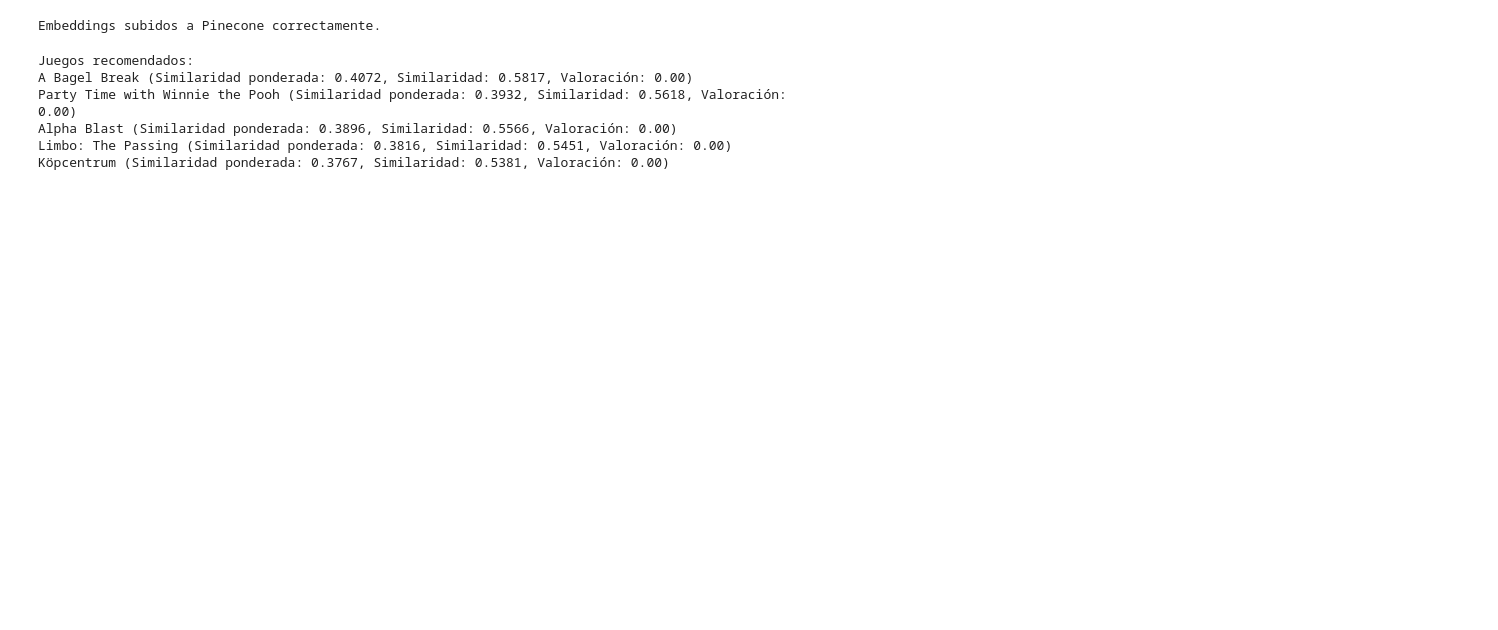
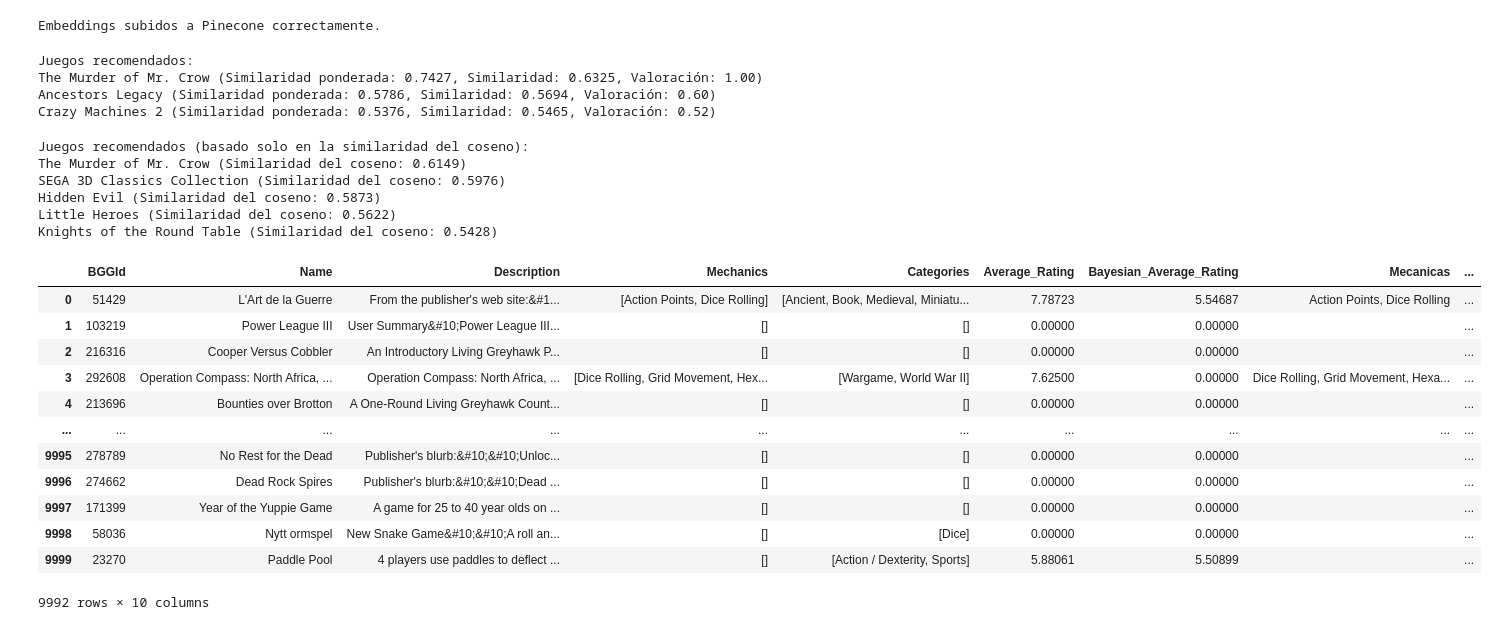
Before and after one commit to LOA395/GameMatcher, a Jupyter notebook: recommender/recommender copy.ipynb, the cells around one changed output. Drawn from its saved outputs; the diff is of its cells as text; code cells hidden in the pictures; blank space fills up the shorter version.

```diff
--- a/recommender/recommender copy.ipynb
+++ b/recommender/recommender copy.ipynb
@@ -100,3 +100,10 @@ def preprocesar_descripcion(texto):
 [nltk_data] Downloading package wordnet to C:\Users\Laura
 [nltk_data]     Ortiz\AppData\Roaming\nltk_data...
 [nltk_data]   Package wordnet is already up-to-date!
+# %%
+# Convertir cadenas de texto que parecen listas a listas reales
+df_descripciones['Mechanics'] = df_descripciones['Mechanics'].apply(lambda x: ast.literal_eval(x) if isinstance(x, str) else x)
+df_descripciones['Categories'] = df_descripciones['Categories'].apply(lambda x: ast.literal_eval(x) if isinstance(x, str) else x)
+
+# Verificar si las listas están correctamente formateadas
+print(df_juegos[['Mechanics', 'Categories']].head())
@@ -103,10 +124,7 @@ def preprocesar_descripcion(texto):
 # %%
-# Aplicar el preprocesamiento mejorado a las descripciones
-df_descripciones['Descripcion_limpia'] = df_descripciones['Description'].apply(preprocesar_descripcion)
-
-# Convertir listas de mecánicas y categorías en cadenas de texto
-df_descripciones['Mecanicas'] = df_descripciones['Mechanics'].apply(lambda x: ', '.join(x))
-df_descripciones['Categorias'] = df_descripciones['Categories'].apply(lambda x: ', '.join(x))
+# Convertir listas a cadenas de texto
+df_descripciones['Mecanicas'] = df_descripciones['Mechanics'].apply(lambda x: ', '.join(x) if isinstance(x, list) and len(x) > 0 else "")
+df_descripciones['Categorias'] = df_descripciones['Categories'].apply(lambda x: ', '.join(x) if isinstance(x, list) and len(x) > 0 else "")
 
 # Combinar la descripción limpia con las mecánicas y categorías
-df_descripciones['Descripcion_completa'] = df_descripciones['Descripcion_limpia'] + " " + df_descripciones['Mecanicas'] + " " + df_descripciones['Categorias']
+df_descripciones['Descripcion_completa'] = df_descripciones['Description'] + " " + df_descripciones['Mecanicas'] + " " + df_descripciones['Categorias']
@@ -133,0 +131,3 @@ See the caveats in the documentation: https://pandas.pydata.org/pandas-docs/stab
+# %%
+# Aplicar el preprocesamiento mejorado a las descripciones
+df_descripciones['Descripcion_completa'] = df_descripciones['Descripcion_completa'].apply(preprocesar_descripcion)
@@ -198,14 +213,11 @@ def recomendar_juegos_pinecone_con_valoraciones(prompt, model, index, df_juegos,
         print(f"{rec[0]} (Similaridad ponderada: {rec[1]:.4f}, Similaridad: {rec[2]:.4f}, Valoración: {rec[3]:.2f})")
 # %%
 # Prompt del usuario
-prompt_usuario = 'I love solo games with rich storytelling and immersive themes.'
-
+prompt_usuario = 'I am looking for a game that is great for solo play and lasts about 30 minutes. I love games with a rich storytelling experience and immersive themes.'
 # Ejecutar la recomendación
-recomendar_juegos_pinecone_con_valoraciones(prompt_usuario, model, index, df_juegos)
+recomendar_juegos_pinecone_con_valoraciones(prompt_usuario, model, index, df_descripciones)
 # %% [output]
 Juegos recomendados:
-A Bagel Break (Similaridad ponderada: 0.4072, Similaridad: 0.5817, Valoración: 0.00)
-Party Time with Winnie the Pooh (Similaridad ponderada: 0.3932, Similaridad: 0.5618, Valoración: 0.00)
-Alpha Blast (Similaridad ponderada: 0.3896, Similaridad: 0.5566, Valoración: 0.00)
-Limbo: The Passing (Similaridad ponderada: 0.3816, Similaridad: 0.5451, Valoración: 0.00)
-Köpcentrum (Similaridad ponderada: 0.3767, Similaridad: 0.5381, Valoración: 0.00)
+The Murder of Mr. Crow (Similaridad ponderada: 0.7427, Similaridad: 0.6325, Valoración: 1.00)
+Ancestors Legacy (Similaridad ponderada: 0.5786, Similaridad: 0.5694, Valoración: 0.60)
+Crazy Machines 2 (Similaridad ponderada: 0.5376, Similaridad: 0.5465, Valoración: 0.52)
@@ -211,0 +253,10 @@ Köpcentrum (Similaridad ponderada: 0.3767, Similaridad: 0.5381, Valoración: 0.
+# %%
+# Ejecutar la recomendación basada solo en similaridad del coseno
+recomendar_juegos_pinecone_solo_similaridad(prompt_usuario, model, index, df_descripciones)
+# %% [output]
+Juegos recomendados (basado solo en la similaridad del coseno):
+The Murder of Mr. Crow (Similaridad del coseno: 0.6149)
+SEGA 3D Classics Collection (Similaridad del coseno: 0.5976)
+Hidden Evil (Similaridad del coseno: 0.5873)
+Little Heroes (Similaridad del coseno: 0.5622)
+Knights of the Round Table (Similaridad del coseno: 0.5428)
@@ -211,0 +267,16 @@ Köpcentrum (Similaridad ponderada: 0.3767, Similaridad: 0.5381, Valoración: 0.
+# %%
+df_descripciones
+# %% [output]
+|  | BGGId | Name | Description | Mechanics | Categories | Average_Rating | Bayesian_Average_Rating | Mecanicas | ... |
+| 0 | 51429 | L'Art de la Guerre | From the publisher's web site:&#1... | [Action Points, Dice Rolling] | [Ancient, Book, Medieval, Miniatu... | 7.78723 | 5.54687 | Action Points, Dice Rolling | ... |
+| 1 | 103219 | Power League III | User Summary&#10;Power League III... | [] | [] | 0.00000 | 0.00000 |  | ... |
+| 2 | 216316 | Cooper Versus Cobbler | An Introductory Living Greyhawk P... | [] | [] | 0.00000 | 0.00000 |  | ... |
+| 3 | 292608 | Operation Compass: North Africa, ... | Operation Compass: North Africa, ... | [Dice Rolling, Grid Movement, Hex... | [Wargame, World War II] | 7.62500 | 0.00000 | Dice Rolling, Grid Movement, Hexa... | ... |
+| 4 | 213696 | Bounties over Brotton | A One-Round Living Greyhawk Count... | [] | [] | 0.00000 | 0.00000 |  | ... |
+| ... | ... | ... | ... | ... | ... | ... | ... | ... | ... |
+| 9995 | 278789 | No Rest for the Dead | Publisher's blurb:&#10;&#10;Unloc... | [] | [] | 0.00000 | 0.00000 |  | ... |
+| 9996 | 274662 | Dead Rock Spires | Publisher's blurb:&#10;&#10;Dead ... | [] | [] | 0.00000 | 0.00000 |  | ... |
+| 9997 | 171399 | Year of the Yuppie Game | A game for 25 to 40 year olds on ... | [] | [] | 0.00000 | 0.00000 |  | ... |
+| 9998 | 58036 | Nytt ormspel | New Snake Game&#10;&#10;A roll an... | [] | [Dice] | 0.00000 | 0.00000 |  | ... |
+| 9999 | 23270 | Paddle Pool | 4 players use paddles to deflect ... | [] | [Action / Dexterity, Sports] | 5.88061 | 5.50899 |  | ... |
+9992 rows × 10 columns
```
Also changed, not shown: parts of 16 cells of this notebook, 4 other files.
